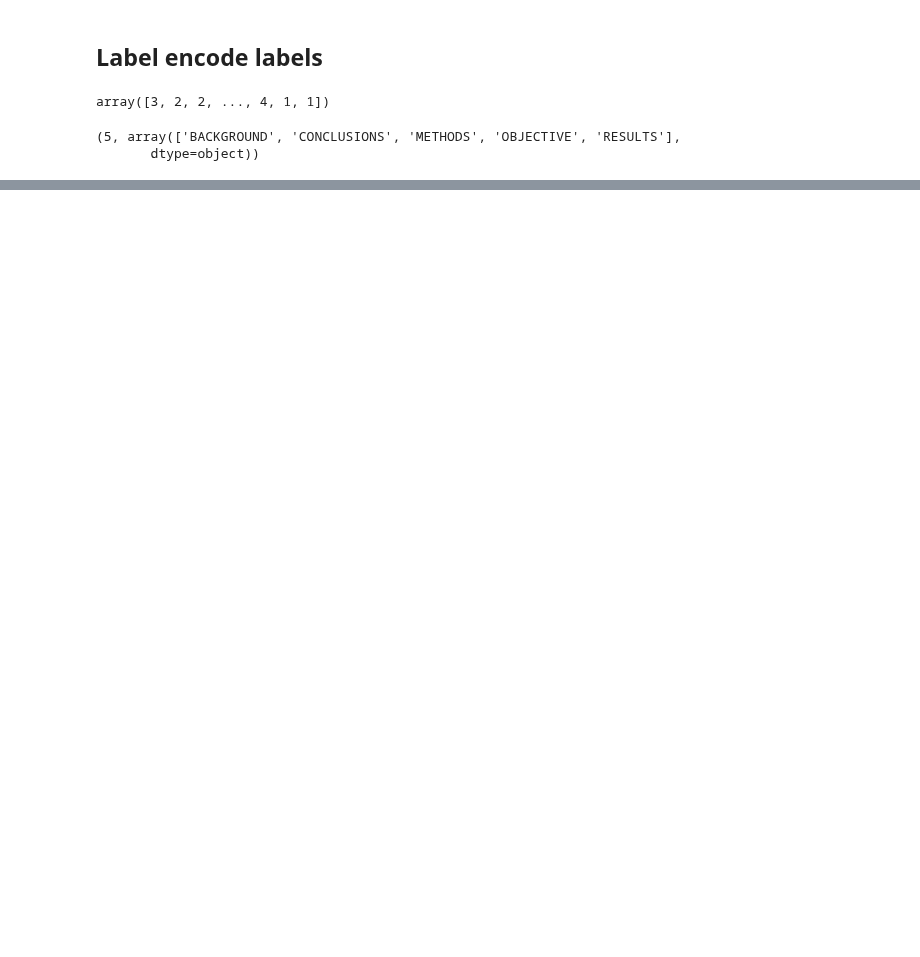
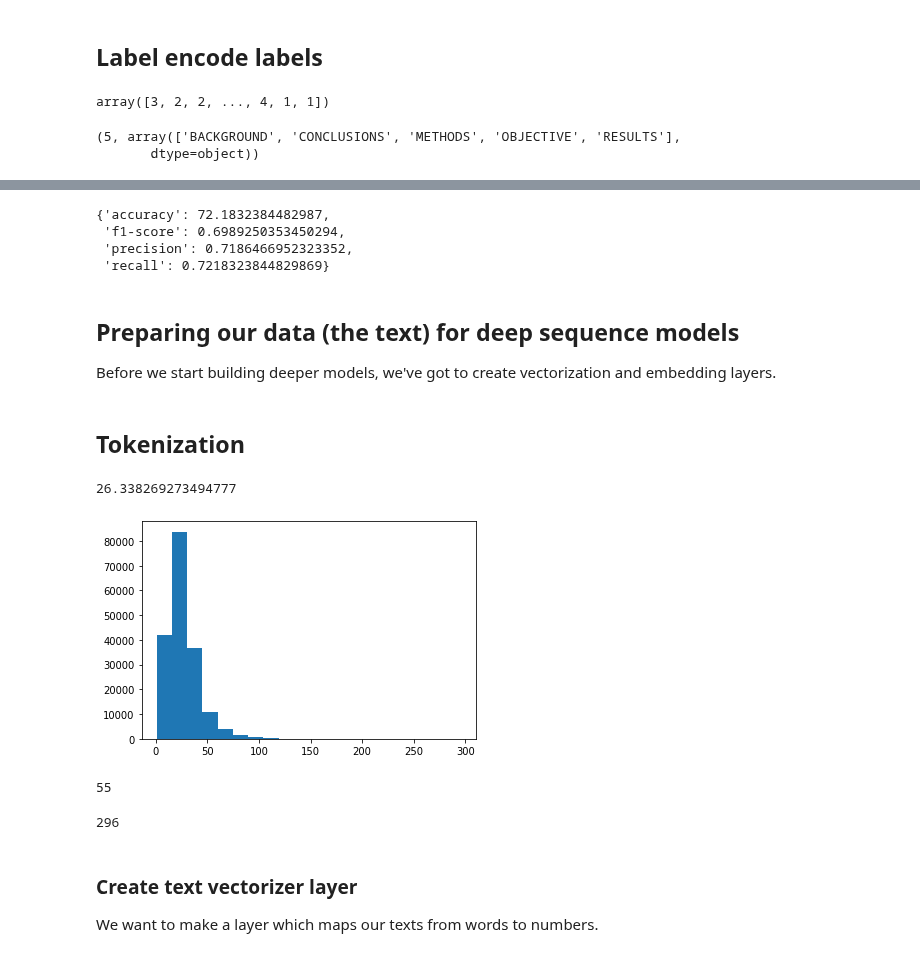
Before and after one commit to imran9891/TensorFlow, a Jupyter notebook: 09_Skimlit_NLP_Milestone_Project_2.ipynb, the cells around one changed output, grey strips where cells are left out. Saved outputs shown, nothing was run; the diff lists cells and outputs as text; code cells hidden in the pictures; blank space fills up the shorter version.

```diff
--- a/09_Skimlit_NLP_Milestone_Project_2.ipynb
+++ b/09_Skimlit_NLP_Milestone_Project_2.ipynb
@@ -295,0 +316,11 @@ num_classes, class_names
+# %%
+from sklearn.feature_extraction.text import TfidfVectorizer
+from sklearn.naive_bayes import MultinomialNB
+from sklearn.pipeline import Pipeline
+
+model_0 = Pipeline([
+    ("tfidf",TfidfVectorizer()),
+    ("clf",MultinomialNB())
+])
+model_0.fit(train_sentences,
+            train_labels_encoded)
@@ -295,0 +362,44 @@ num_classes, class_names
+# %%
+# Check baseline results
+baseline_results = calculate_results(model_0,val_labels_encoded)
+baseline_results
+# %% [output]
+{'accuracy': 72.1832384482987,
+ 'f1-score': 0.6989250353450294,
+ 'precision': 0.7186466952323352,
+ 'recall': 0.7218323844829869}
+# %% [markdown]
+## Preparing our data (the text) for deep sequence models
+
+Before we start building deeper models, we've got to create vectorization and embedding layers.
+# %% [markdown]
+## Tokenization
+# %%
+# How long is each sentence on an average?
+import numpy as np
+sent_lens = [len(sentence.split()) for sentence in train_sentences]
+avg_sent_len = np.mean(sent_lens)
+avg_sent_len
+# %% [output]
+26.338269273494777
+# %%
+# What's the distribution look like?
+import matplotlib.pyplot as plt
+plt.hist(sent_lens,bins=20);
+# %% [output]
+[figure, added]
+# %%
+# How long of a sentence length covers 95% of examples?
+output_seq_len = int(np.percentile(sent_lens,95))
+output_seq_len # all sentences are under 55 tokens in length
+# %% [output]
+55
+# %%
+# Maximum sequence length in the training set
+max(sent_lens)
+# %% [output]
+296
+# %% [markdown]
+### Create text vectorizer layer
+
+We want to make a layer which maps our texts from words to numbers.
```
Also changed, not shown: parts of 25 cells of this notebook.
